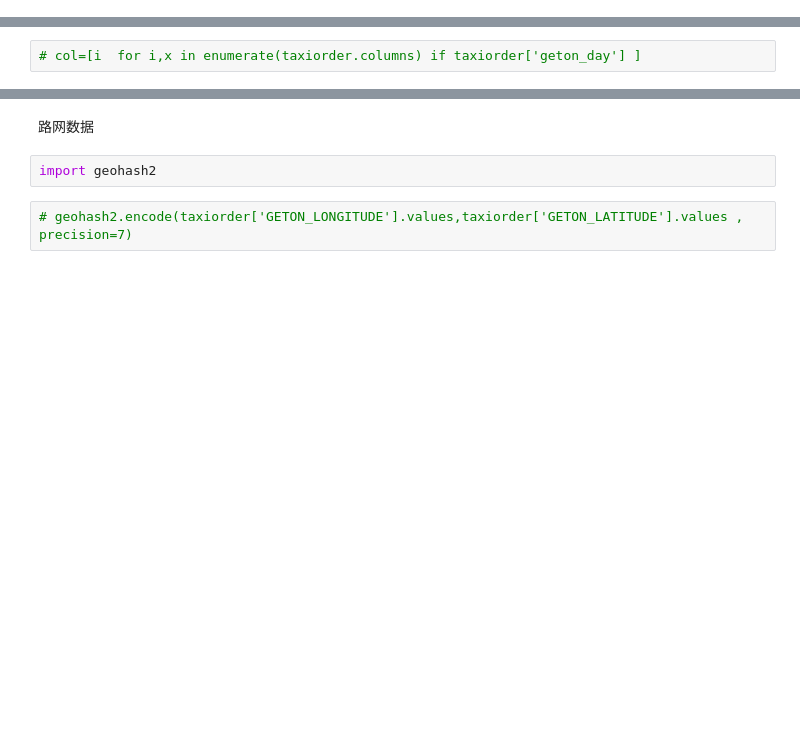
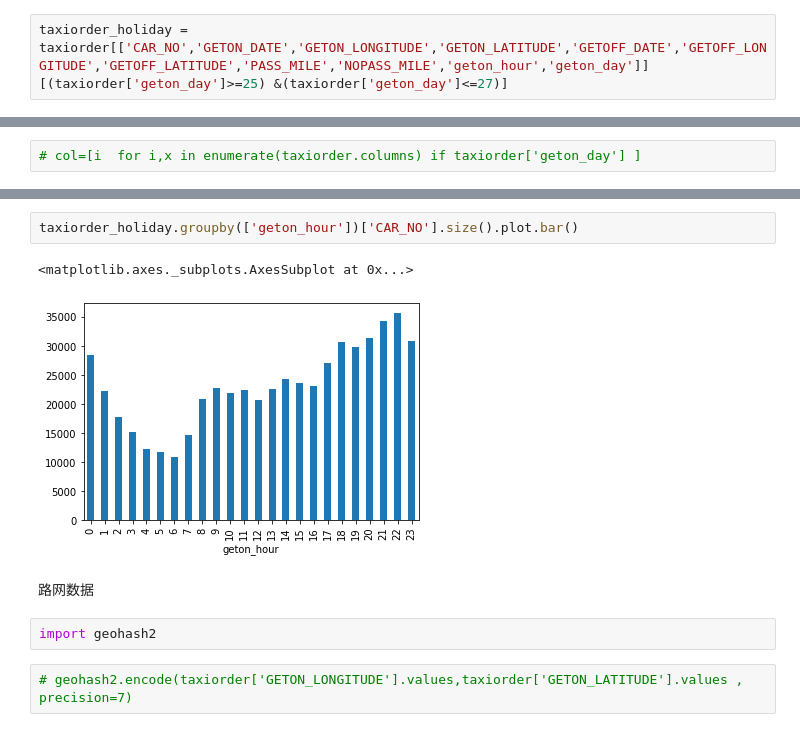
Before and after one commit to Huangyongganguser/-competition, a Jupyter notebook: compatition.ipynb, the cells around one changed output, grey strips where cells are left out. Cells and saved outputs as stored; diff of their text form; blank space fills up the shorter version.

```diff
--- a/compatition.ipynb
+++ b/compatition.ipynb
@@ -174,0 +180,2 @@ taxiorder_nowork =  taxiorder[['CAR_NO','GETON_DATE','GETON_LONGITUDE','GETON_LA
+# %%
+taxiorder_holiday =  taxiorder[['CAR_NO','GETON_DATE','GETON_LONGITUDE','GETON_LATITUDE','GETOFF_DATE','GETOFF_LONGITUDE','GETOFF_LATITUDE','PASS_MILE','NOPASS_MILE','geton_hour','geton_day']][(taxiorder['geton_day']>=25) &(taxiorder['geton_day']<=27)]
@@ -193,3 +204,8 @@ taxiorder_work.groupby(['geton_hour'])['CAR_NO'].size().plot.bar()
+# %%
+taxiorder_holiday.groupby(['geton_hour'])['CAR_NO'].size().plot.bar()
+# %% [output]
+<matplotlib.axes._subplots.AxesSubplot at 0x...>
+[figure, added]
 # %% [markdown]
 路网数据
 # %%
```
Also changed, not shown: parts of 28 cells of this notebook.
